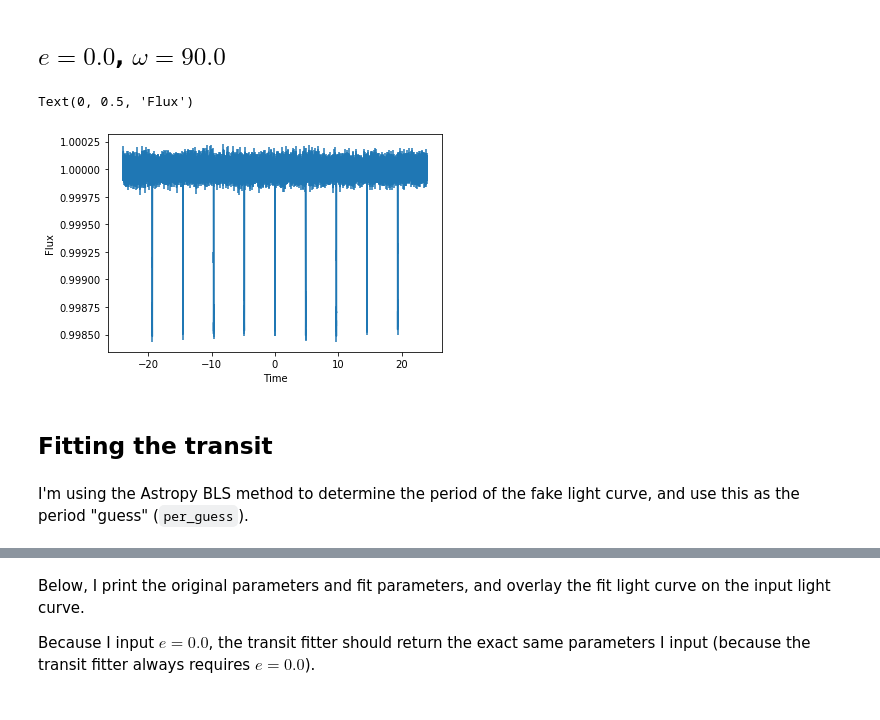
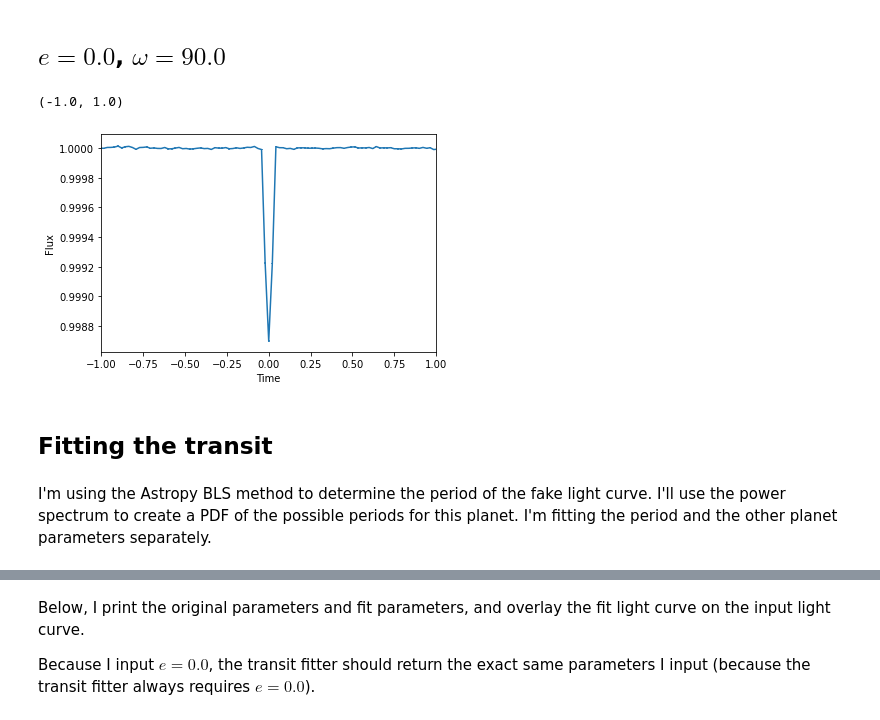
Before and after one commit to ssagear/photoeccentric, a Jupyter notebook: notebooks/photoeccentric_tutorial.ipynb, the cells around one changed output, grey strips where cells are left out. Cells and saved outputs as stored; diff of their text form; code cells hidden in the pictures.

```diff
--- a/notebooks/photoeccentric_tutorial.ipynb
+++ b/notebooks/photoeccentric_tutorial.ipynb
@@ -93,6 +174,6 @@ isochrones = pd.read_csv('datafiles/Muirhead2013_isochrones/isochrones_sdss_spit
 # %% [markdown]
 ##### Using `ph.fit_isochrone_lum()` to match isochrones to stellar data
 # %%
-iso_lums = ph.fit_isochrone_lum(kp1582b, muirhead_comb, isochrones, gaia_lum=True)
+#iso_lums = ph.fit_isochrone_lum(kp1582b, muirhead_comb, isochrones, gaia_lum=True)
 # %%
 # Write to csv, then read back in (prevents python notebook from lagging)
@@ -148,7 +229,7 @@ I'll create the transit model with an $e$ and $w$ of my choice. This will allow
 # %% [markdown]
 ## $e = 0.0$, $\omega = 90.0$
 # %%
-time = np.linspace(-24, 24, 10000)
+time = np.arange(-24, 24, 0.02142857142857143)
 # %%
 def planetlc(time, per, rp, a, inc, w):
     params = batman.TransitParams()       #object to store transit parameters
@@ -176,21 +257,22 @@ def planetlc(time, per, rp, a, inc, w):
 # Calculate flux from transit model
 e = 0.0
 w = 90.0
-flux = planetlc(time, period, rprs, a_rs, i, w)
+flux = ph.integrate_lcfitter_P(time, period, rprs, a_rs, i)
 
 # Adding some gaussian noise
-noise = np.random.normal(0,0.00005,len(time))
+noise = np.random.normal(0,0.000005,len(time))
 nflux = flux+noise
-flux_err = np.array([0.00005]*len(nflux))
+
+flux_err = np.array([0.000005]*len(nflux))
 # %%
 plt.errorbar(time, nflux, yerr=flux_err)
 plt.xlabel('Time')
 plt.ylabel('Flux')
-#plt.xlim(-1, 1)
+plt.xlim(-1, 1)
 # %% [output]
-Text(0, 0.5, 'Flux')
+(-1.0, 1.0)
-[figure, old version]
+[figure, new version]
 # %% [markdown]
 ## Fitting the transit
 # %% [markdown]
-I'm using the Astropy BLS method to determine the period of the fake light curve, and use this as the period "guess" (`per_guess`).
+I'm using the Astropy BLS method to determine the period of the fake light curve. I'll use the power spectrum to create a PDF of the possible periods for this planet. I'm fitting the period and the other planet parameters separately.
```
Also changed, not shown: parts of 25 cells of this notebook, 6 other files.
